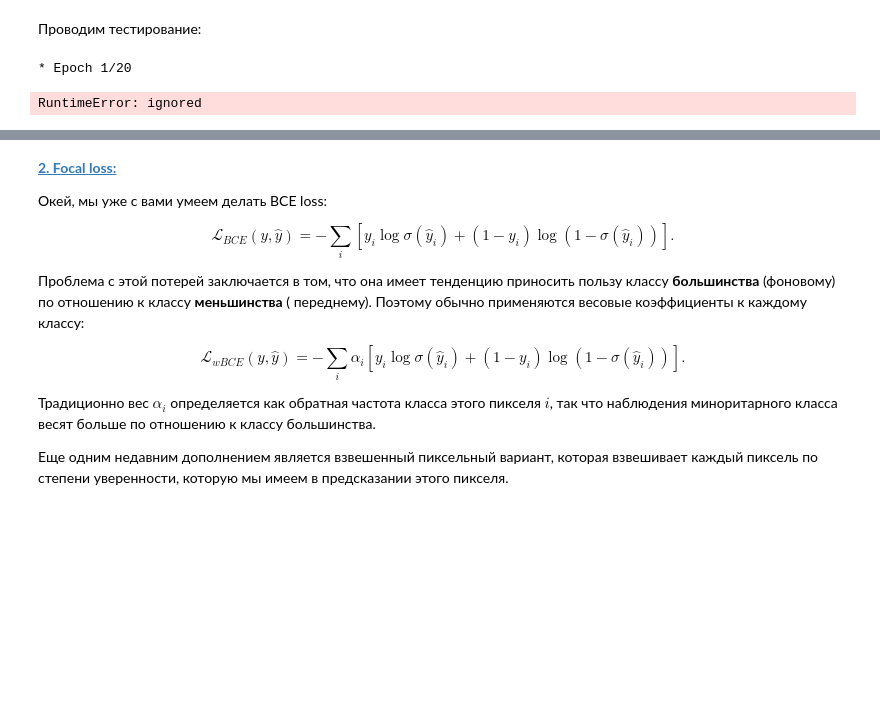
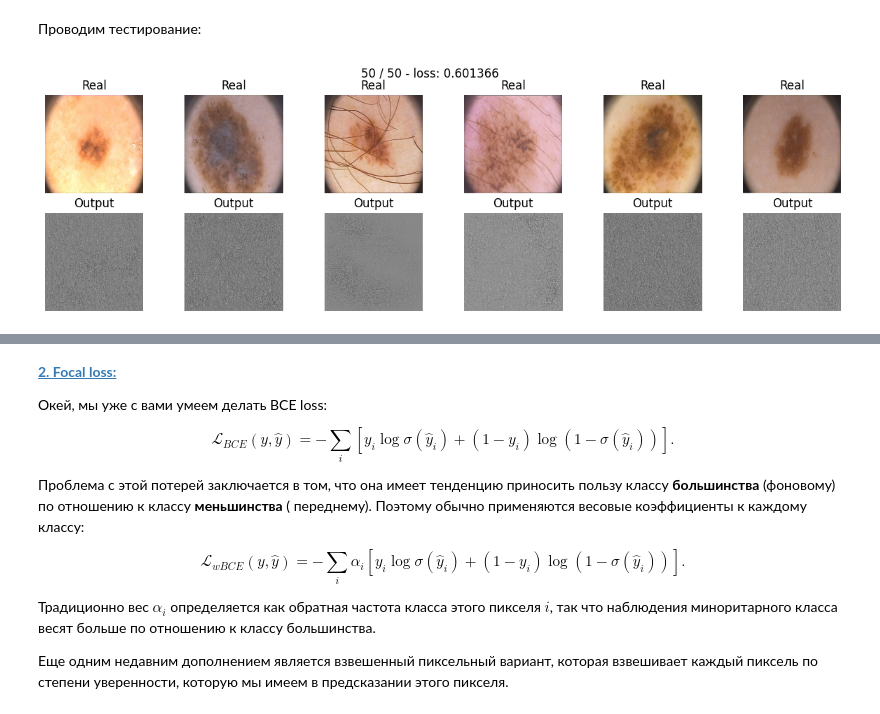
Before and after one commit to KiykoHanna/Stepik-DeepLearning, a Jupyter notebook: [hw]semantic_segmentation.ipynb, the cells around one changed output, grey strips where cells are left out. Cells and saved outputs as stored; diff of their text form; code cells hidden in the pictures; blank space fills up the shorter version.

```diff
--- a/[hw]semantic_segmentation.ipynb
+++ b/[hw]semantic_segmentation.ipynb
@@ -468,13 +527,12 @@ def dice_loss(y_real, y_pred, e = 1e-7):
 # %%
 model_dice = SegNet().to(device)
 
-max_epochs = 20
+max_epochs = 50
 optimaizer = torch.optim.Adam(model.parameters(), lr=1e-3)
-scheduler = torch.optim.lr_scheduler.StepLR(optimaizer, step_size=1, gamma=0.80)
-loss_t, loss_v = train(model_dice, optimaizer, dice_loss, max_epochs, data_tr, data_val, scheduler)
+scheduler = torch.optim.lr_scheduler.StepLR(optimaizer, step_size=1, gamma=0.70)
+loss_t, loss_v, score = train(model_dice, optimaizer, dice_loss, max_epochs, data_tr, data_val, scheduler, score_model)
 # %% [output]
-* Epoch 1/20
-RuntimeError: ignored
+[figure, added]
 # %%
 fig = plt.figure(figsize = (10, 5))
 
```
Also changed, not shown: parts of 10 cells of this notebook.
